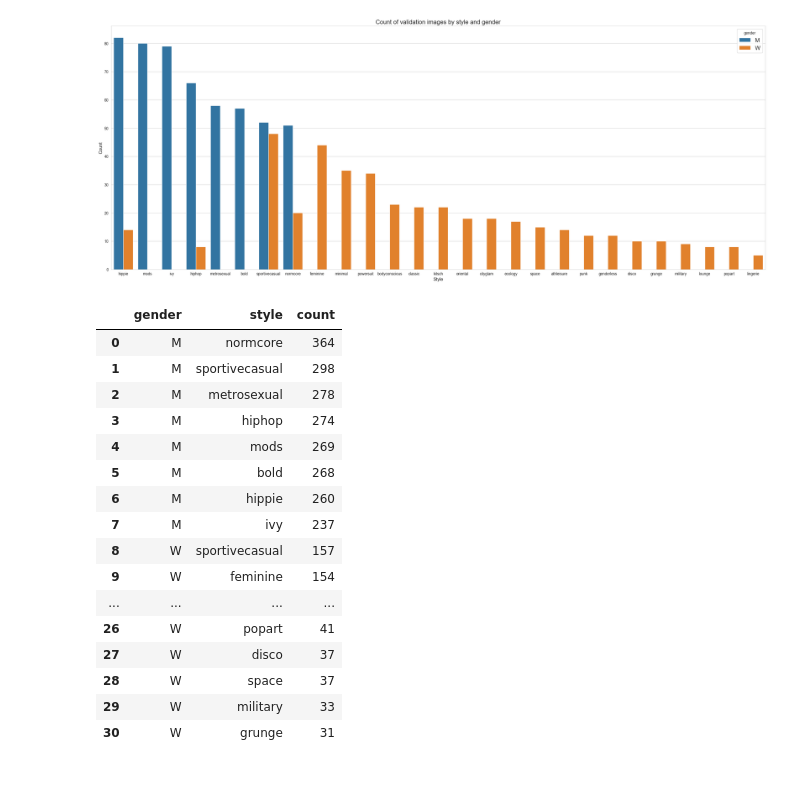
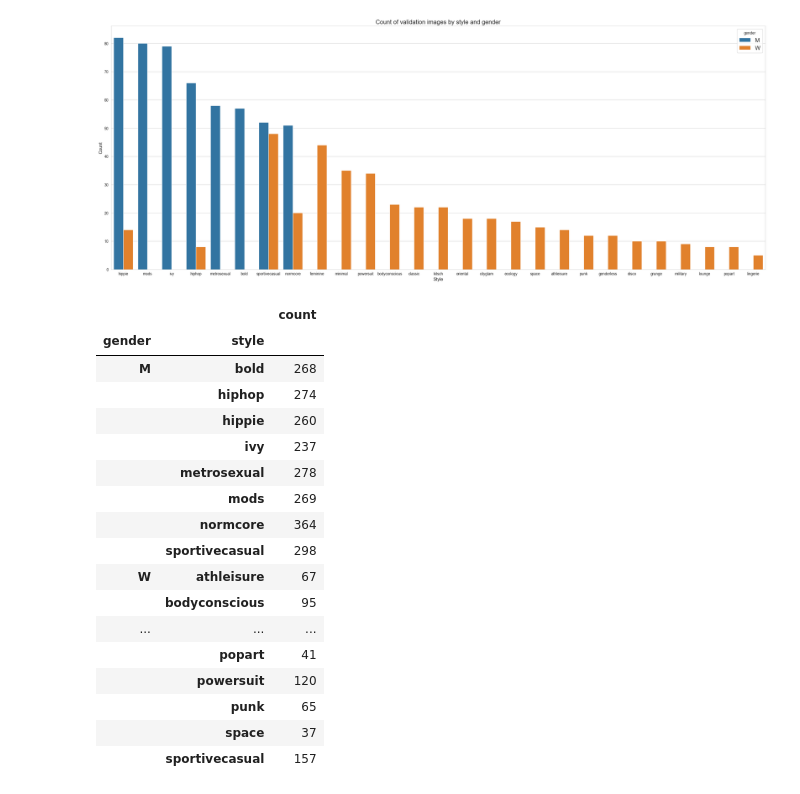
Before and after one commit to editdiary/DCC, a Jupyter notebook: Mission1/mission1-1.ipynb, the cells around one changed output. Saved outputs shown, nothing was run; the diff lists cells and outputs as text; code cells hidden in the pictures.

```diff
--- a/mission1-1.ipynb
+++ b/Mission1/mission1-1.ipynb
@@ -14,8 +14,8 @@ import pandas as pd
 plt.style.use('default')
 
 # 데이터셋 경로 설정
-train_path = "./dataset/training_image"
-val_path = "./dataset/validation_image"
+train_path = "../dataset/training_image"
+val_path = "../dataset/validation_image"
 # %%
 # train과 validation 데이터셋의 이미지 수를 확인
 print(f"train image: {len(os.listdir(train_path))}, validation image: {len(os.listdir(val_path))}")
@@ -84,23 +83,25 @@ val_df = plot_metadata(val_metadata, title_name='validation')
 # %% [output]
 [figure]
 [figure]
-# %%
-train_df
-# %% [output]
-|  | gender | style | count |
-| 0 | M | normcore | 364 |
-| 1 | M | sportivecasual | 298 |
-| 2 | M | metrosexual | 278 |
-| 3 | M | hiphop | 274 |
-| 4 | M | mods | 269 |
-| 5 | M | bold | 268 |
-| 6 | M | hippie | 260 |
-| 7 | M | ivy | 237 |
-| 8 | W | sportivecasual | 157 |
-| 9 | W | feminine | 154 |
-| ... | ... | ... | ... |
-| 26 | W | popart | 41 |
-| 27 | W | disco | 37 |
-| 28 | W | space | 37 |
-| 29 | W | military | 33 |
-| 30 | W | grunge | 31 |
+# %%
+train_df = train_df.groupby(by=['gender', 'style']).sum()
+train_df
+# %% [output]
+|  |  | count |
+| gender | style |  |
+| M | bold | 268 |
+|  | hiphop | 274 |
+|  | hippie | 260 |
+|  | ivy | 237 |
+|  | metrosexual | 278 |
+|  | mods | 269 |
+|  | normcore | 364 |
+|  | sportivecasual | 298 |
+| W | athleisure | 67 |
+|  | bodyconscious | 95 |
+| ... | ... | ... |
+|  | popart | 41 |
+|  | powersuit | 120 |
+|  | punk | 65 |
+|  | space | 37 |
+|  | sportivecasual | 157 |
```
Also changed, not shown: parts of 3 cells of this notebook, 11 other files.
